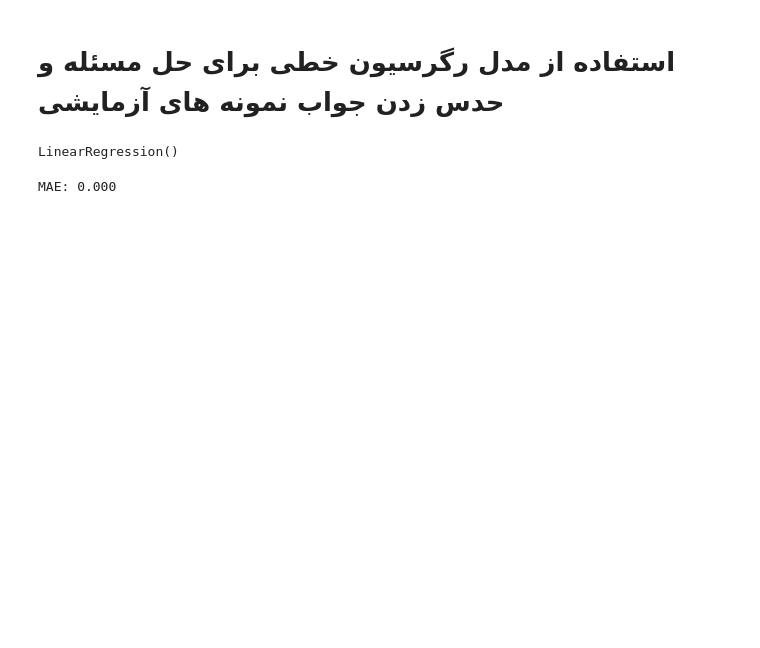
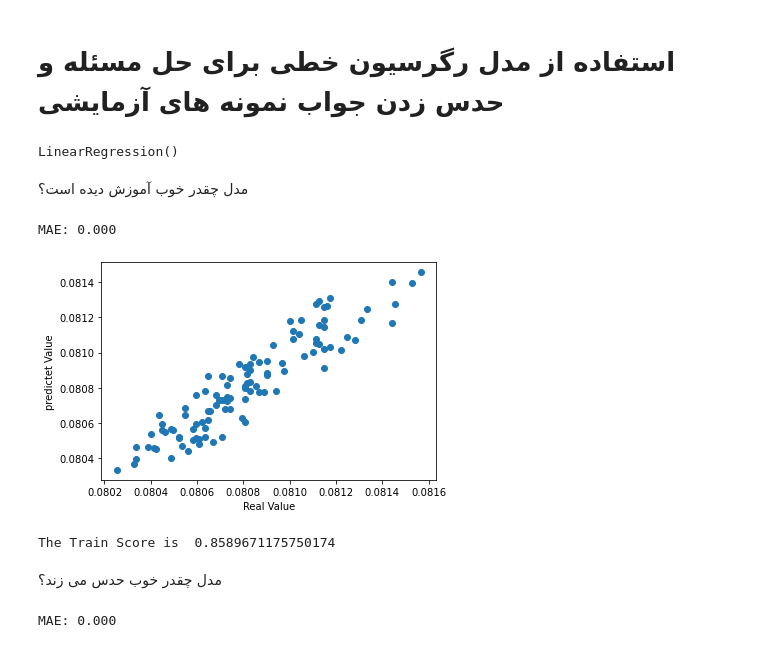
Before and after one commit to heidaralavi/APC-, a Jupyter notebook: APC-PRJ1.ipynb, the cells around one changed output. Cells and saved outputs as stored; diff of their text form; code cells hidden in the pictures; blank space fills up the shorter version.

```diff
--- a/APC-PRJ1.ipynb
+++ b/APC-PRJ1.ipynb
@@ -270,6 +270,29 @@ model = LinearRegression()
 model.fit(X_train, y_train)
 # %% [output]
 LinearRegression()
+# %% [markdown]
+مدل چقدر خوب آموزش دیده است؟
+# %%
+ybar = model.predict(X_train)
+# %%
+# evaluate predictions
+mae = mean_absolute_error(y_train, ybar)
+print('MAE: %.3f' %mae)
+# %% [output]
+MAE: 0.000
+# %%
+plt.scatter(y_train, ybar)
+plt.xlabel('Real Value')
+plt.ylabel('predictet Value')
+plt.show()
+# %% [output]
+[figure, added]
+# %%
+print("The Train Score is ", (r2_score( y_train, ybar)))
+# %% [output]
+The Train Score is  0.8589671175750174
+# %% [markdown]
+مدل چقدر خوب حدس می زند؟
 # %%
 # evaluate the model
 yhat = model.predict(X_test)
```
Also changed, not shown: parts of 22 cells of this notebook.
